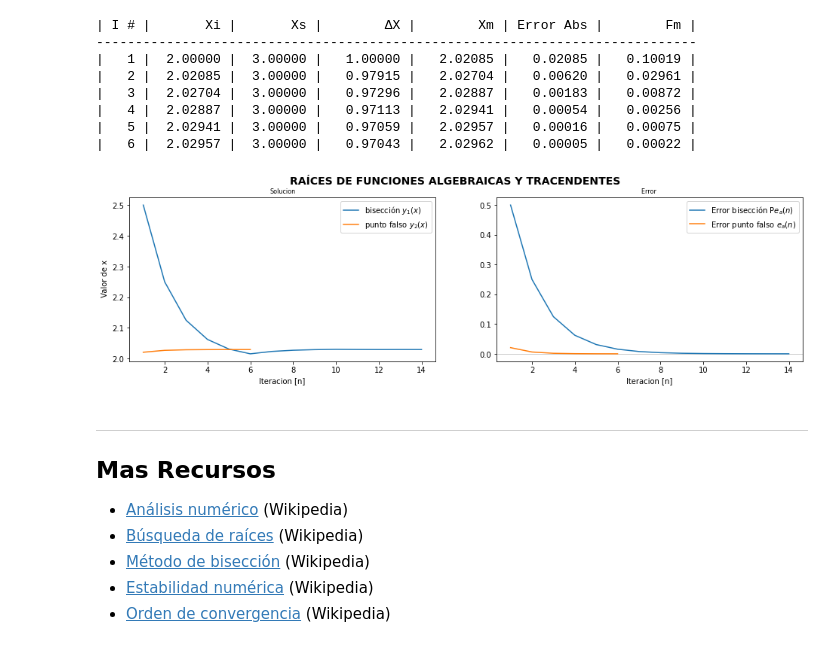
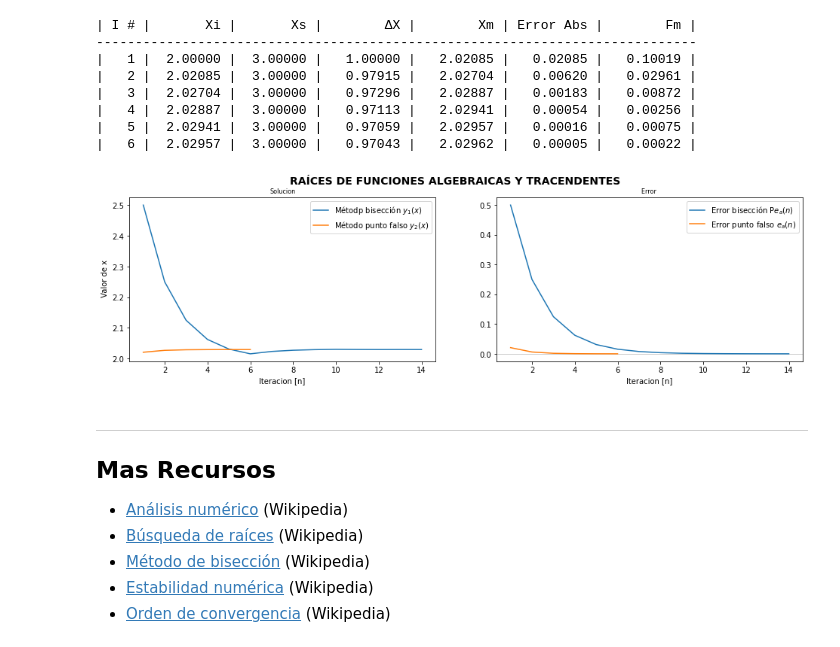
Before and after one commit to GiancarloBenavides/Metodos-Numericos, a Jupyter notebook: Jupyter/22_Metodos_cerrados.ipynb, the cells around one changed output. Drawn from its saved outputs; the diff is of its cells as text; code cells hidden in the pictures.

Commit message:
Add graph

```diff
--- a/Jupyter/22_Metodos_cerrados.ipynb
+++ b/Jupyter/22_Metodos_cerrados.ipynb
@@ -261,36 +269,36 @@ x2 = np.linspace(1, n2, n2, endpoint=True)
 
 # Funciones de solución y error
 y1 = paso1[0]
 e1 = paso1[1]
 y2 = paso2[0]
 e2 = paso2[1]
 
 # Gráficas
 #-------------------
 fig, ax = plt.subplots(1, 2)
 fig.set_size_inches(16, 4)
 fig.suptitle('Raíces de funciones algebraicas y tracendentes'.upper(), fontsize=14, fontweight="bold")
 
 # Gráficas 1
 # ax[0].axhline(y = 0, linewidth=1.0, color="#ccc")
-ax[0].plot(x1, y1, label="bisección $y_1(x)$")
-ax[0].plot(x2, y2, label="punto falso $y_2(x)$")
+ax[0].plot(x1, y1, label="Métodp bisección $y_1(x)$")
+ax[0].plot(x2, y2, label="Método punto falso $y_2(x)$")
 ax[0].set_title("Solucion", fontsize=8)
 ax[0].set_ylabel(" Valor de x")
 ax[0].set_xlabel("Iteracion [n]")
 ax[0].legend()
 
 # Gráficas 2
 ax[1].axhline(y = 0, linewidth=1.0, color="#ccc")
 ax[1].plot(x1, e1, label="Error bisección P$e_a(n)$")
 ax[1].plot(x2, e2, label="Error punto falso $e_a(n)$")
 ax[1].set_title("Error ", fontsize=8)
 ax[1].set_xlabel("Iteracion [n]")
 ax[1].legend()
 
 plt.show()
 # %% [output]
-[figure, old version]
+[figure, new version]
 # %% [markdown]
 ---
 ## Mas Recursos
```
Also changed, not shown: parts of 2 cells of this notebook, 8 other files.
